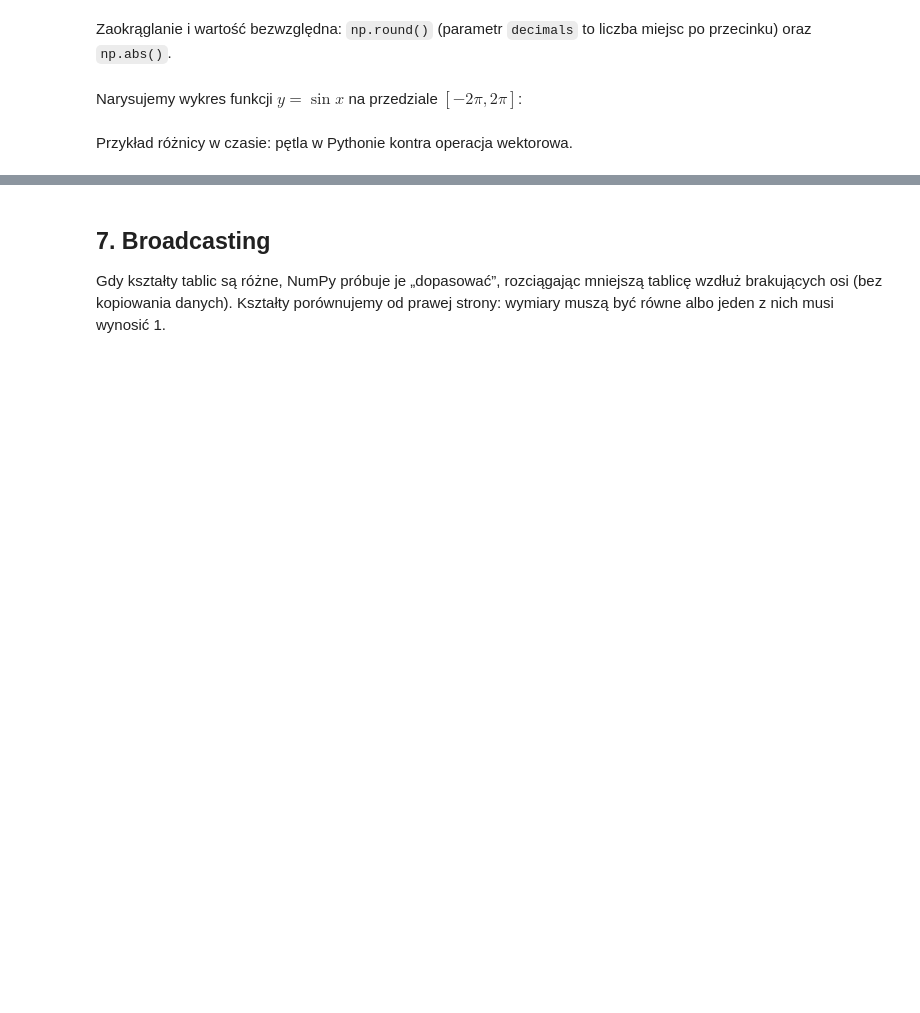
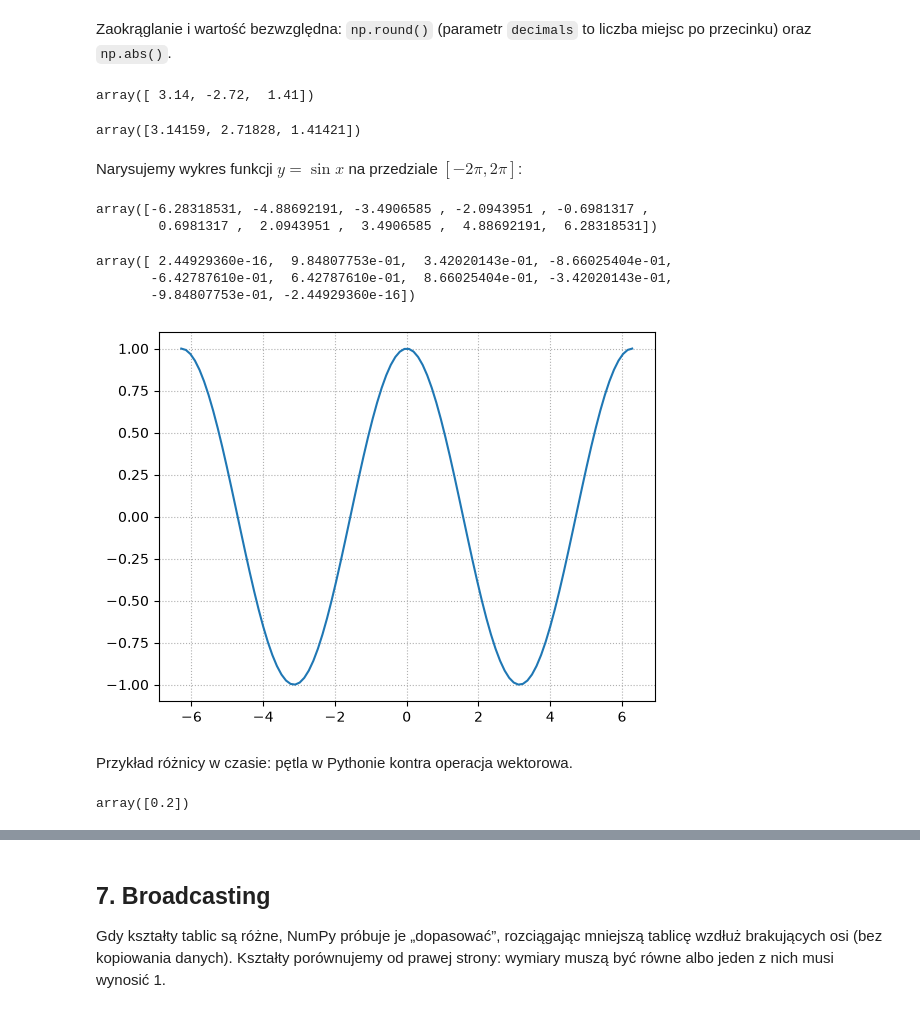
Before and after one commit to tomasz450/ML_DL_szkolenie_23_11_26, a Jupyter notebook: 1.2 NumPy/NumPy.ipynb, the cells around one changed output, grey strips where cells are left out. Drawn from its saved outputs; the diff is of its cells as text; code cells hidden in the pictures; blank space fills up the shorter version.

```diff
--- a/1.2 NumPy/NumPy.ipynb
+++ b/1.2 NumPy/NumPy.ipynb
@@ -460,19 +895,42 @@ np.sqrt(np.array([1, 4, 9, 16])), np.exp(1)  # pierwiastek, liczba e
 Zaokrąglanie i wartość bezwzględna: `np.round()` (parametr `decimals` to liczba miejsc po przecinku) oraz `np.abs()`.
 # %%
 x = np.array([3.14159, -2.71828, 1.41421])
-np.round(x, decimals=2), np.abs(x)
+np.round(x,2)
+# %% [output]
+array([ 3.14, -2.72,  1.41])
+# %%
+np.abs(x)
+# %% [output]
+array([3.14159, 2.71828, 1.41421])
 # %% [markdown]
 Narysujemy wykres funkcji $y=\sin x$ na przedziale $[-2\pi, 2\pi]$:
+# %%
+np.linspace(-2 * np.pi, 2 * np.pi, 10)
+# %% [output]
+array([-6.28318531, -4.88692191, -3.4906585 , -2.0943951 , -0.6981317 ,
+        0.6981317 ,  2.0943951 ,  3.4906585 ,  4.88692191,  6.28318531])
+# %%
+np.sin(np.linspace(-2 * np.pi, 2 * np.pi, 10) )
+# %% [output]
+array([ 2.44929360e-16,  9.84807753e-01,  3.42020143e-01, -8.66025404e-01,
+       -6.42787610e-01,  6.42787610e-01,  8.66025404e-01, -3.42020143e-01,
+       -9.84807753e-01, -2.44929360e-16])
 # %%
 from matplotlib import pyplot as plt
 
 X = np.linspace(-2 * np.pi, 2 * np.pi, 100)  # 100 równo rozmieszczonych punktów
-Y = np.sin(X)                                # ufunc działa na całej tablicy naraz
+Y = np.cos(X)                                # ufunc działa na całej tablicy naraz
 plt.plot(X, Y)
 plt.grid(ls=':')
 plt.show();
+# %% [output]
+[figure, added]
 # %% [markdown]
 Przykład różnicy w czasie: pętla w Pythonie kontra operacja wektorowa.
+# %%
+odwróć([5])
+# %% [output]
+array([0.2])
 # %%
 def odwróć(wartości):
     out = np.empty(len(wartości))
```
Also changed, not shown: parts of 213 cells of this notebook, 2 other files.
